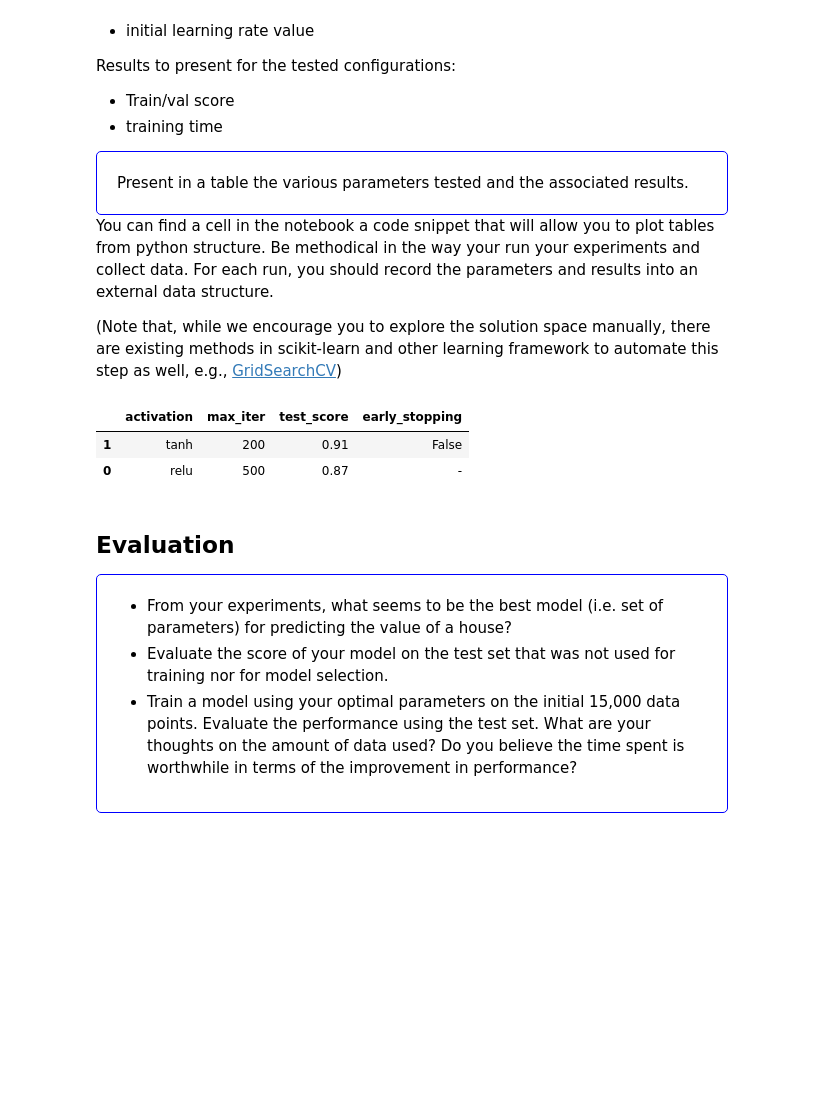
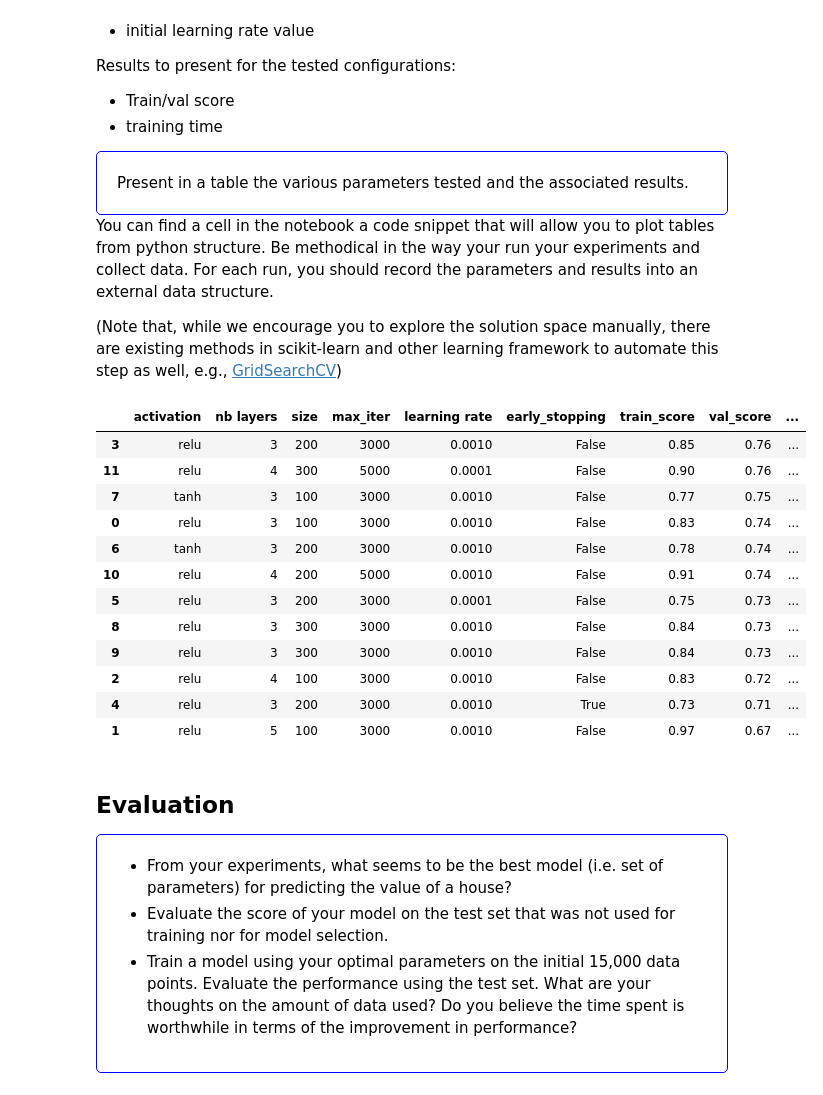
Before and after one commit to Lucile2712/Machine_Learning, a Jupyter notebook: mlp.ipynb, the cells around one changed output. Saved outputs shown, nothing was run; the diff lists cells and outputs as text; code cells hidden in the pictures; blank space fills up the shorter version.

Commit message:
TP2 : run Evaluation part + 15000 data + answer last question

```diff
--- a/mlp.ipynb
+++ b/mlp.ipynb
@@ -287,16 +311,0 @@ Be methodical in the way your run your experiments and collect data. For each ru
-# %%
-# Code snippet to display a nice table in jupyter notebooks  (remove from report)
-import pandas as pd
-import numpy as np
-data = []
-data.append({'activation': 'relu', 'max_iter': '500', 'test_score': 0.87})
-data.append({'activation': 'tanh', 'max_iter': '200', 'early_stopping': False, 'test_score': 0.91})
-
-table = pd.DataFrame.from_dict(data)
-table = table.replace(np.nan, '-')
-table = table.sort_values(by='test_score', ascending=False)
-table
-# %% [output]
-|  | activation | max_iter | test_score | early_stopping |
-| 1 | tanh | 200 | 0.91 | False |
-| 0 | relu | 500 | 0.87 | - |
@@ -303,3 +321,41 @@ table
+# %%
+# Code snippet to display a nice table in jupyter notebooks  (remove from report)
+import pandas as pd
+import numpy as np
+data = []
+
+data.append({'activation': 'relu', 'nb layers' : 3, 'size' : 100, 'max_iter': 3000, 'learning rate' : 0.001, 'early_stopping': False, 'train_score': 0.83, 'val_score': 0.74, 'time' : 5.6})
+data.append({'activation': 'relu', 'nb layers' : 5, 'size' : 100, 'max_iter': 3000, 'learning rate' : 0.001, 'early_stopping': False, 'train_score': 0.97, 'val_score': 0.67, 'time' : 11.6})
+data.append({'activation': 'relu', 'nb layers' : 4, 'size' : 100, 'max_iter': 3000, 'learning rate' : 0.001, 'early_stopping': False, 'train_score': 0.83, 'val_score': 0.72, 'time' : 4.1})
+data.append({'activation': 'relu', 'nb layers' : 3, 'size' : 200, 'max_iter': 3000, 'learning rate' : 0.001, 'early_stopping': False, 'train_score': 0.85, 'val_score': 0.76,  'time' : 8.0})
+data.append({'activation': 'relu', 'nb layers' : 3, 'size' : 200, 'max_iter': 3000, 'learning rate' : 0.001, 'early_stopping': True, 'train_score': 0.73, 'val_score': 0.71,  'time' : 6.3})
+data.append({'activation': 'relu', 'nb layers' : 3, 'size' : 200, 'max_iter': 3000, 'learning rate' : 0.0001, 'early_stopping': False, 'train_score': 0.75, 'val_score': 0.73,  'time' : 12.2})
+data.append({'activation': 'tanh', 'nb layers' : 3, 'size' : 200, 'max_iter': 3000, 'learning rate' : 0.001, 'early_stopping': False, 'train_score': 0.78, 'val_score': 0.74,  'time' : 11.3})
+data.append({'activation': 'tanh', 'nb layers' : 3, 'size' : 100, 'max_iter': 3000, 'learning rate' : 0.001, 'early_stopping': False, 'train_score': 0.77, 'val_score': 0.75,  'time' : 10.3})
+data.append({'activation': 'relu', 'nb layers' : 3, 'size' : 300, 'max_iter': 3000, 'learning rate' : 0.001, 'early_stopping': False, 'train_score': 0.84, 'val_score': 0.73,  'time' : 7.7})
+data.append({'activation': 'relu', 'nb layers' : 3, 'size' : 300, 'max_iter': 3000, 'learning rate' : 0.001, 'early_stopping': False, 'train_score': 0.84, 'val_score': 0.73,  'time' : 7.7})
+data.append({'activation': 'relu', 'nb layers' : 4, 'size' : 200, 'max_iter': 5000, 'learning rate' : 0.001, 'early_stopping': False, 'train_score': 0.91, 'val_score': 0.74,  'time' : 8.8})
+data.append({'activation': 'relu', 'nb layers' : 4, 'size' : 300, 'max_iter': 5000, 'learning rate' : 0.0001, 'early_stopping': False, 'train_score': 0.90, 'val_score': 0.76,  'time' : 43.3})
+
+
+table = pd.DataFrame.from_dict(data)
+table = table.replace(np.nan, '-')
+table = table.sort_values(by='val_score', ascending=False)
+table
+# %% [output]
+|  | activation | nb layers | size | max_iter | learning rate | early_stopping | train_score | val_score | ... |
+| 3 | relu | 3 | 200 | 3000 | 0.0010 | False | 0.85 | 0.76 | ... |
+| 11 | relu | 4 | 300 | 5000 | 0.0001 | False | 0.90 | 0.76 | ... |
+| 7 | tanh | 3 | 100 | 3000 | 0.0010 | False | 0.77 | 0.75 | ... |
+| 0 | relu | 3 | 100 | 3000 | 0.0010 | False | 0.83 | 0.74 | ... |
+| 6 | tanh | 3 | 200 | 3000 | 0.0010 | False | 0.78 | 0.74 | ... |
+| 10 | relu | 4 | 200 | 5000 | 0.0010 | False | 0.91 | 0.74 | ... |
+| 5 | relu | 3 | 200 | 3000 | 0.0001 | False | 0.75 | 0.73 | ... |
+| 8 | relu | 3 | 300 | 3000 | 0.0010 | False | 0.84 | 0.73 | ... |
+| 9 | relu | 3 | 300 | 3000 | 0.0010 | False | 0.84 | 0.73 | ... |
+| 2 | relu | 4 | 100 | 3000 | 0.0010 | False | 0.83 | 0.72 | ... |
+| 4 | relu | 3 | 200 | 3000 | 0.0010 | True | 0.73 | 0.71 | ... |
+| 1 | relu | 5 | 100 | 3000 | 0.0010 | False | 0.97 | 0.67 | ... |
 # %% [markdown]
 ## Evaluation
 <!-- Question Start -->
```
Also changed, not shown: parts of 28 cells of this notebook, 1 other file.
